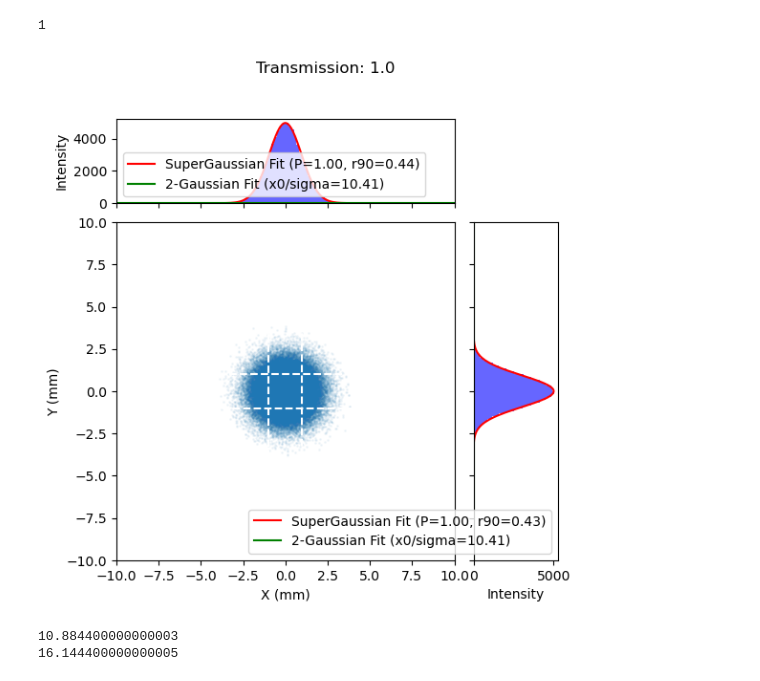
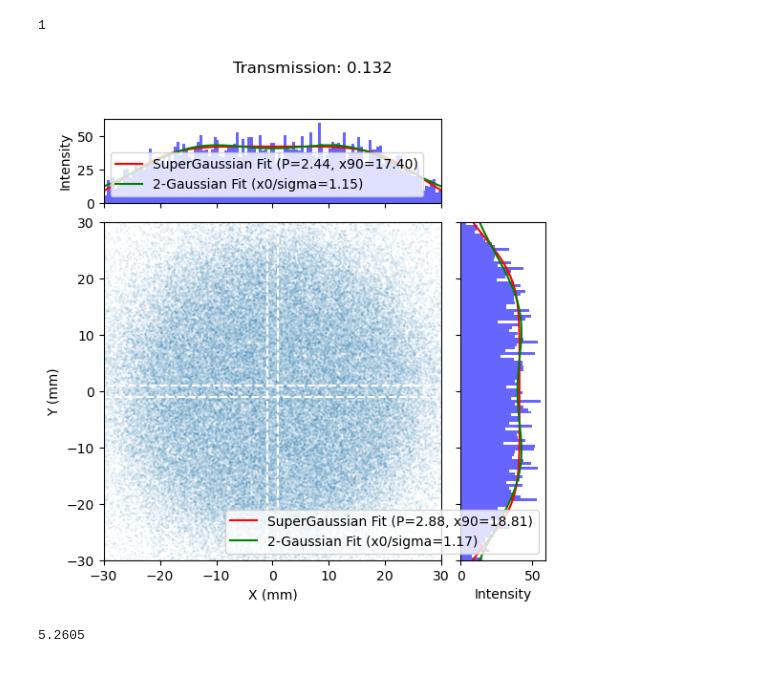
Before and after one commit to sabrinawaa/DPhil_Project, a Jupyter notebook: CLEAR_RD.ipynb, the cells around one changed output. Cells and saved outputs as stored; diff of their text form; code cells hidden in the pictures.

```diff
--- a/CLEAR_RD.ipynb
+++ b/CLEAR_RD.ipynb
@@ -87,7 +92,7 @@ CLEAR_2_lattice = build_rft_lattice(lattice_description,
         include_end=True)
 print(CLEAR_2_lattice.get_length())
 
-s1_l, s2_width, s2_depth = 1, 1.5,3
+s1_l, s2_width, s2_depth = 1.5, 1.5,1.5
 
 CLEAR_2_lattice.append(rft.Drift(2.243))  #drift to S1
 # S1 = rft.Absorber(s1_l/1000,8.897, 13,26.982,2.7, 166)
@@ -138,53 +130,54 @@ array([20.00030193, 20.00030193, 20.00030194, 15.83647764, 15.85333129,
 # %%
 M[:,0] = M[:,0] - np.mean(M[:,0])
 M[:,2] = M[:,2] - np.mean(M[:,2])
 x = M[:,0]
 y = M[:,2]
 count = np.sum(x**2 + y**2 < 10**2)
 transmission_10mm = count / len(x)
-plot_phsp(T,M,120,10,title="Transmission: "+str(round(transmission_10mm,3)))
+plot_phsp(T,M,120,30,title="Transmission: "+str(round(transmission_10mm,3)))
 # %% [output]
 1
-[figure, old version]
+[figure, new version]
 # %%
-lattice_description = get_2nd_beamline("CLEAR_2nd_Beamline_Survey.txt")
-CLEAR_2_lattice = build_rft_lattice(lattice_description,
-        start =  "CS.2NDBL$START" ,           # tbc where to start, maybe from first quad 350?
-        end = "CS.BTV0420",
-        P_ref = 198,
-        quad_currents = [0]*6,
-        Q=1,
-        include_end=True)
-print(CLEAR_2_lattice.get_length())
+# lattice_description = get_2nd_beamline("CLEAR_2nd_Beamline_Survey.txt")
+# CLEAR_2_lattice = build_rft_lattice(lattice_description,
+#         start =  "CS.2NDBL$START" ,           # tbc where to start, maybe from first quad 350?
+#         end = "CS.BTV0420",
+#         P_ref = 198,
+#         quad_currents = [0]*6,
+#         Q=1,
+#         include_end=True)
+# print(CLEAR_2_lattice.get_length())
 
-s1_l, s2_width, s2_depth = 1, 1.5,3
+scatterer_lattice = rft.Lattice()
 
-CLEAR_2_lattice.append(rft.Drift(2.243))  #drift to S1
-# S1 = rft.Absorber(s1_l/1000,8.897, 13,26.982,2.7, 166)
-S1 = rft.Absorber(s1_l/1000,'air')
-S1.disable_energy_straggling()
+
+s1_l, s2_width, s2_depth = 0.5, 4 ,4
+
+scatterer_lattice.append(rft.Drift(2.243))  #drift to S1
+S1 = rft.Absorber(s1_l/1000,8.897, 13,26.982,2.7, 166)
+# S1 = rft.Absorber(s1_l/1000,'air')
 S1.set_shape ('circular', 1,1 )
-CLEAR_2_lattice.append(S1)
+scatterer_lattice.append(S1)
 
-CLEAR_2_lattice.append(rft.Drift(0.563))  #drift to S2
+scatterer_lattice.append(rft.Drift(0.563))  #drift to S2
 
 s2_r,s2_l = get_s2_params(s2_width, s2_depth, 4, 1)
 
 
 for i in range(len(s2_l)):
-    Slice = rft.Absorber(s2_l[i]/1000,'air')
+    Slice = rft.Absorber(s2_l[i]/1000,31.9, 37, 288.31,1.32,-1)
     Slice.disable_energy_straggling()
     Slice.set_shape ('circular',  abs(s2_r[i])/1000,abs(s2_r[i])/1000 )
-    CLEAR_2_lattice.append(Slice)
+    scatterer_lattice.append(Slice)
 
-CLEAR_2_lattice.append(rft.Drift(2.45))  #drift to YAG
+scatterer_lattice.append(rft.Drift(2.45))  #drift to YAG
 
-B1 = CLEAR_2_lattice.track(B0)
-T = CLEAR_2_lattice.get_transport_table(
+B1 = scatterer_lattice.track(B0)
+T = scatterer_lattice.get_transport_table(
 '%S %beta_x %beta_y %alpha_x %alpha_y %sigma_x %sigma_y %sigma_px %sigma_py')
 M = B1.get_phase_space('%x %xp %y %yp %E %z')
-print(CLEAR_2_lattice.get_length())
+print(scatterer_lattice.get_length())
 # %% [output]
-10.884400000000003
-16.144400000000005
+5.2605
 # %%
```
Also changed, not shown: parts of 10 cells of this notebook, 4 other files.
